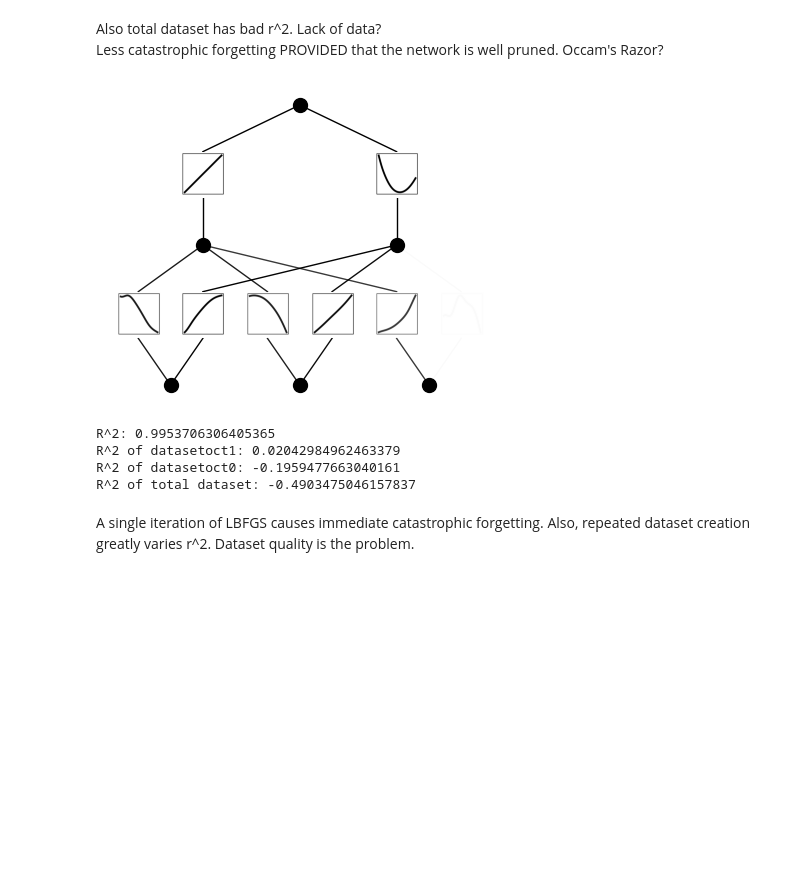
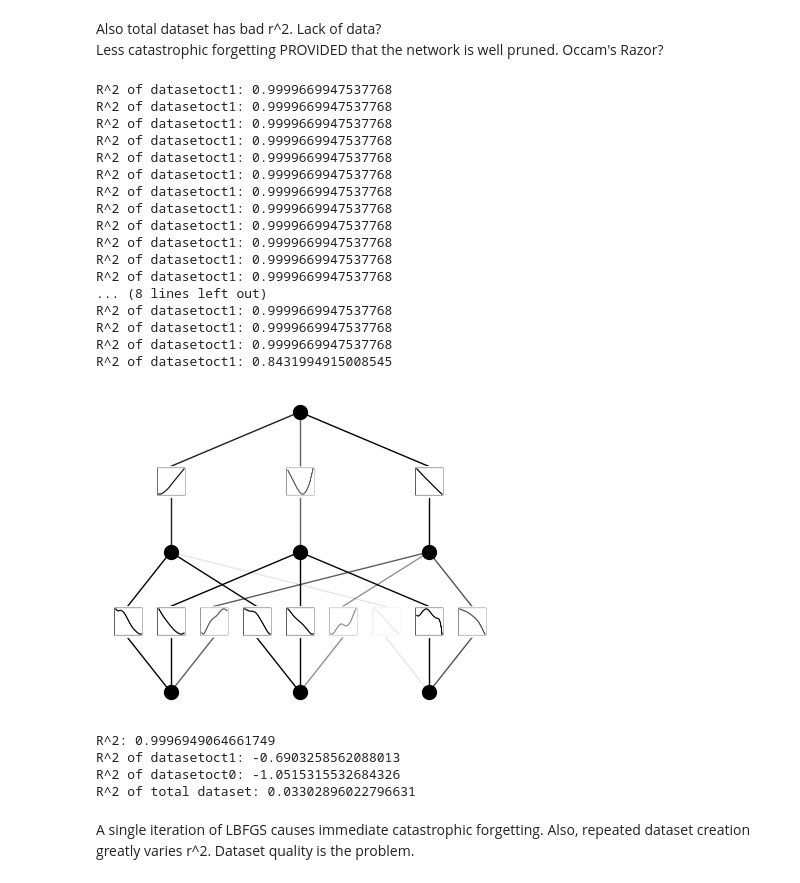
Before and after one commit to KindXiaoming/pykan, a Jupyter notebook: tutorials/continual_learning_structural.ipynb, the cells around one changed output. Saved outputs shown, nothing was run; the diff lists cells and outputs as text; code cells hidden in the pictures; blank space fills up the shorter version.

```diff
--- a/tutorials/continual_learning_structural.ipynb
+++ b/tutorials/continual_learning_structural.ipynb
@@ -117,17 +115,42 @@ R^2 of total dataset: 0.12102442979812622
 # %% [markdown]
 Also total dataset has bad r^2. Lack of data?
 Less catastrophic forgetting PROVIDED that the network is well pruned. Occam's Razor?
-# %%
-model = model.prune(threshold=pruning_threshold)
-model(datasetoct1['train_input'].to("cpu"))
-model.plot()
-# %% [output]
-[figure, removed]
+# %%
+for x in range (1,100):
+    threshold_value = 0.01 * x
+    model = model.prune(threshold=threshold_value)
+    model(datasetoct1['train_input'].to("cpu"))
+    f_pred = model(datasetoct1['test_input'].to('cpu')).to('cpu').detach().numpy()
+    f_true = datasetoct1['test_label'].to('cpu').detach().numpy()
+    r2 = 1 - np.sum((f_pred - f_true)**2)/np.sum(f_true**2)
+    print(f"R^2 of datasetoct1: {r2}")
+    if r2 < 0.96:
+        break
+
+model.plot()
+# %% [output]
+R^2 of datasetoct1: 0.9999669947537768
+R^2 of datasetoct1: 0.9999669947537768
+R^2 of datasetoct1: 0.9999669947537768
+R^2 of datasetoct1: 0.9999669947537768
+R^2 of datasetoct1: 0.9999669947537768
+R^2 of datasetoct1: 0.9999669947537768
+R^2 of datasetoct1: 0.9999669947537768
+R^2 of datasetoct1: 0.9999669947537768
+R^2 of datasetoct1: 0.9999669947537768
+R^2 of datasetoct1: 0.9999669947537768
+R^2 of datasetoct1: 0.9999669947537768
+R^2 of datasetoct1: 0.9999669947537768
+... (8 lines left out)
+R^2 of datasetoct1: 0.9999669947537768
+R^2 of datasetoct1: 0.9999669947537768
+R^2 of datasetoct1: 0.9999669947537768
+R^2 of datasetoct1: 0.8431994915008545
+[figure, added]
 # %%
 datasetoct2 = create_dataset(f, n_var=3, train_num=trainpoints_subtask, test_num=testpoints_subtask, seed=0, ranges=[[-5, 0], [0, 5], [-5, 0]])
-# model.train(datasetoct2, opt="LBFGS", steps=int(80/3));
-model = model_bk
-model.train(datasetoct2, opt="LBFGS", steps=1);
+model.train(datasetoct2, opt="LBFGS", steps=int(80/3));
+# model = model_bk
 f_pred = model(datasetoct2['test_input'].to('cpu')).to('cpu').detach().numpy()
 f_true = datasetoct2['test_label'].to('cpu').detach().numpy()
 r2 = 1 - np.sum((f_pred - f_true)**2)/np.sum(f_true**2)
@@ -148,10 +171,10 @@ f_true = datasetall['test_label'].to('cpu').detach().numpy()
 r2 = 1 - np.sum((f_pred - f_true)**2)/np.sum(f_true**2)
 print(f"R^2 of total dataset: {r2}")
 # %% [output]
-R^2: 0.9953706306405365
-R^2 of datasetoct1: 0.02042984962463379
-R^2 of datasetoct0: -0.1959477663040161
-R^2 of total dataset: -0.4903475046157837
+R^2: 0.9996949064661749
+R^2 of datasetoct1: -0.6903258562088013
+R^2 of datasetoct0: -1.0515315532684326
+R^2 of total dataset: 0.03302896022796631
 # %% [markdown]
 A single iteration of LBFGS causes immediate catastrophic forgetting. Also, repeated dataset creation greatly varies r^2. Dataset quality is the problem.
 # %%
```
Also changed, not shown: parts of 15 cells of this notebook, 1 other file.
